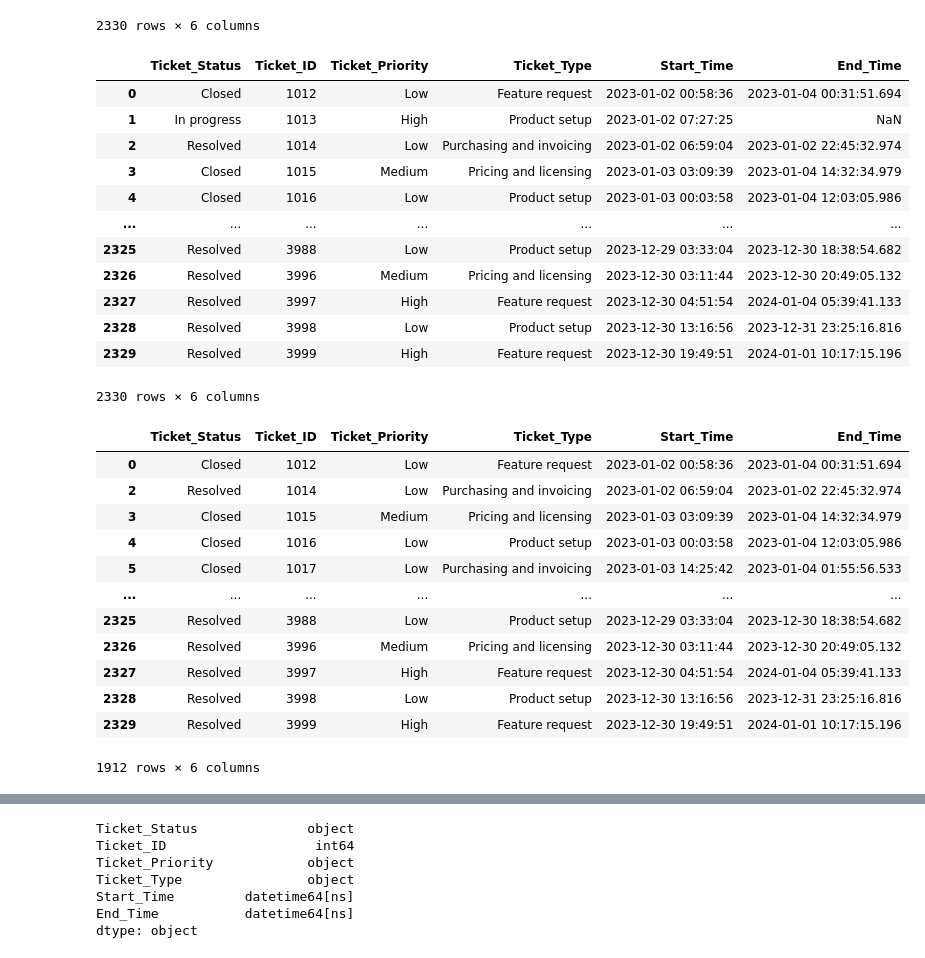
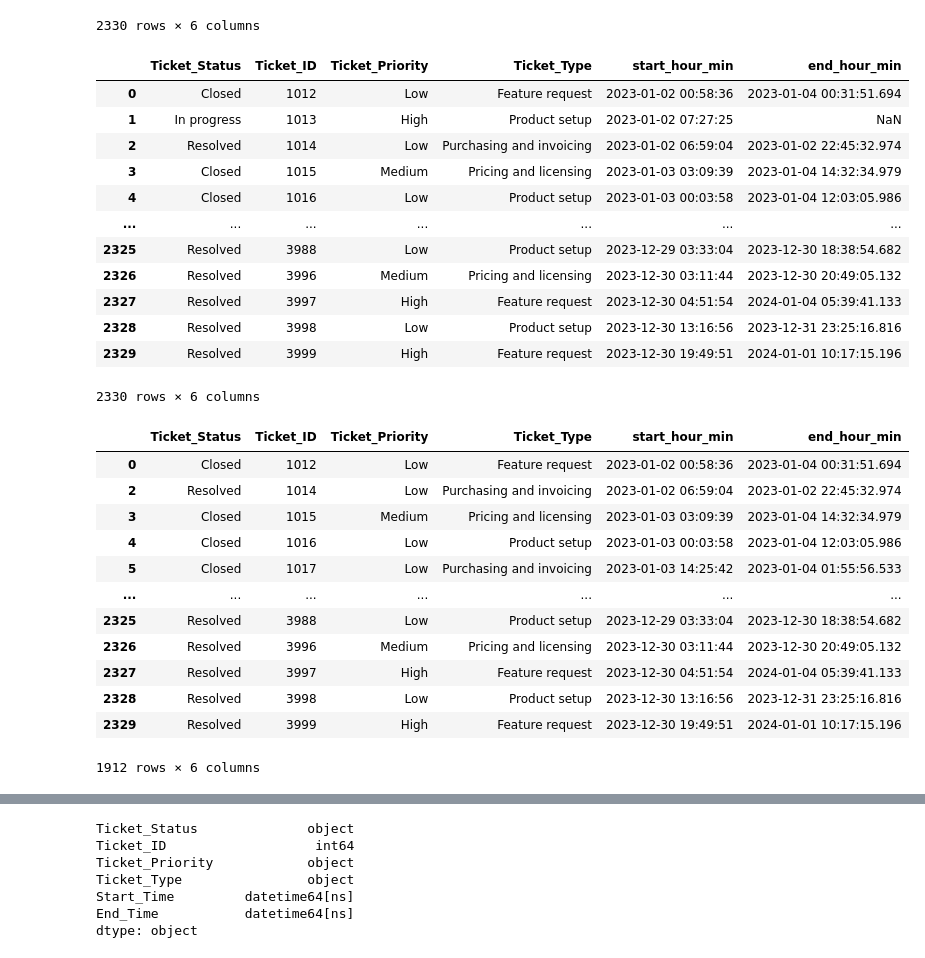
Before and after one commit to stevetech73/Tech_Support_Analysis, a Jupyter notebook: Technical_Support_Analysis.ipynb, the cells around one changed output, grey strips where cells are left out. Drawn from its saved outputs; the diff is of its cells as text; code cells hidden in the pictures.

```diff
--- a/Technical_Support_Analysis.ipynb
+++ b/Technical_Support_Analysis.ipynb
@@ -92,10 +93,10 @@ dataset_1_info
 2330 rows × 6 columns
 # %%
 # Change column names
-dataset_1_info.rename(columns = {'Status' : 'Ticket_Status', 'Priority' : 'Ticket_Priority', 'Topic' : 'Ticket_Type', 'Created_time' : 'Start_Time', 'Resolution_time' : 'End_Time', 'Close_time' : 'Time_to_Resolve'}, inplace='true')
+dataset_1_info.rename(columns = {'Status' : 'Ticket_Status', 'Priority' : 'Ticket_Priority', 'Topic' : 'Ticket_Type', 'Created_time' : 'start_hour_min', 'Resolution_time' : 'end_hour_min', 'Close_time' : 'Time_to_Resolve'}, inplace='true')
 dataset_1_info
 # %% [output]
-|  | Ticket_Status | Ticket_ID | Ticket_Priority | Ticket_Type | Start_Time | End_Time |
+|  | Ticket_Status | Ticket_ID | Ticket_Priority | Ticket_Type | start_hour_min | end_hour_min |
 | 0 | Closed | 1012 | Low | Feature request | 2023-01-02 00:58:36 | 2023-01-04 00:31:51.694 |
 | 1 | In progress | 1013 | High | Product setup | 2023-01-02 07:27:25 | NaN |
 | 2 | Resolved | 1014 | Low | Purchasing and invoicing | 2023-01-02 06:59:04 | 2023-01-02 22:45:32.974 |
@@ -110,11 +111,11 @@ dataset_1_info
 2330 rows × 6 columns
 # %%
 # Remove any rows with the 'NaN'
-dataset_1_info = dataset_1_info.dropna(subset=['Start_Time'])
-dataset_1_info = dataset_1_info.dropna(subset=['End_Time'])
+dataset_1_info = dataset_1_info.dropna(subset=['start_hour_min'])
+dataset_1_info = dataset_1_info.dropna(subset=['end_hour_min'])
 dataset_1_info
 # %% [output]
-|  | Ticket_Status | Ticket_ID | Ticket_Priority | Ticket_Type | Start_Time | End_Time |
+|  | Ticket_Status | Ticket_ID | Ticket_Priority | Ticket_Type | start_hour_min | end_hour_min |
 | 0 | Closed | 1012 | Low | Feature request | 2023-01-02 00:58:36 | 2023-01-04 00:31:51.694 |
 | 2 | Resolved | 1014 | Low | Purchasing and invoicing | 2023-01-02 06:59:04 | 2023-01-02 22:45:32.974 |
 | 3 | Closed | 1015 | Medium | Pricing and licensing | 2023-01-03 03:09:39 | 2023-01-04 14:32:34.979 |
```
Also changed, not shown: parts of 10 cells of this notebook.
